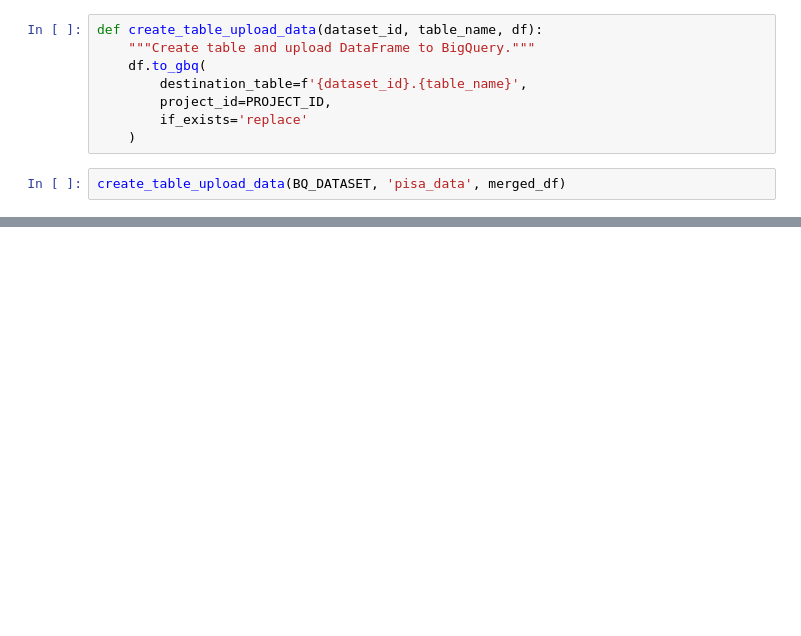
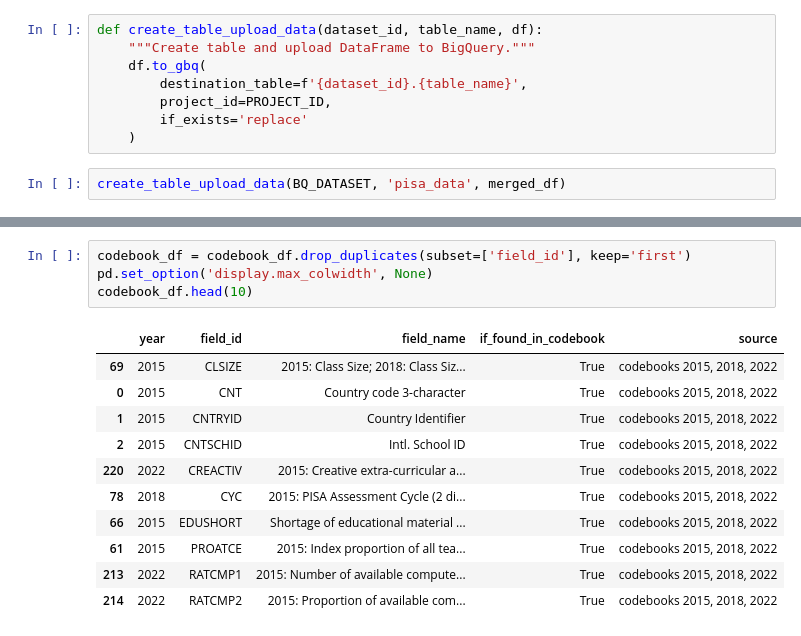
Before and after one commit to myudaninpu/Team_DN3_FinalProject, a Jupyter notebook: Individual_Analyses/Operations_Analyst/PISA_data_processing.ipynb, the cells around one changed output, grey strips where cells are left out. Drawn from its saved outputs; the diff is of its cells as text; blank space fills up the shorter version.

```diff
--- a/Individual_Analyses/Operations_Analyst/PISA_data_processing.ipynb
+++ b/Individual_Analyses/Operations_Analyst/PISA_data_processing.ipynb
@@ -846,0 +952,16 @@ create_table_upload_data(BQ_DATASET, 'pisa_data', merged_df)
+# %%
+codebook_df = codebook_df.drop_duplicates(subset=['field_id'], keep='first')
+pd.set_option('display.max_colwidth', None)
+codebook_df.head(10)
+# %% [output]
+|  | year | field_id | field_name | if_found_in_codebook | source |
+| 69 | 2015 | CLSIZE | 2015: Class Size; 2018: Class Siz... | True | codebooks 2015, 2018, 2022 |
+| 0 | 2015 | CNT | Country code 3-character | True | codebooks 2015, 2018, 2022 |
+| 1 | 2015 | CNTRYID | Country Identifier | True | codebooks 2015, 2018, 2022 |
+| 2 | 2015 | CNTSCHID | Intl. School ID | True | codebooks 2015, 2018, 2022 |
+| 220 | 2022 | CREACTIV | 2015: Creative extra-curricular a... | True | codebooks 2015, 2018, 2022 |
+| 78 | 2018 | CYC | 2015: PISA Assessment Cycle (2 di... | True | codebooks 2015, 2018, 2022 |
+| 66 | 2015 | EDUSHORT | Shortage of educational material ... | True | codebooks 2015, 2018, 2022 |
+| 61 | 2015 | PROATCE | 2015: Index proportion of all tea... | True | codebooks 2015, 2018, 2022 |
+| 213 | 2022 | RATCMP1 | 2015: Number of available compute... | True | codebooks 2015, 2018, 2022 |
+| 214 | 2022 | RATCMP2 | 2015: Proportion of available com... | True | codebooks 2015, 2018, 2022 |
```
Also changed, not shown: parts of 12 cells of this notebook, 1 other file.
